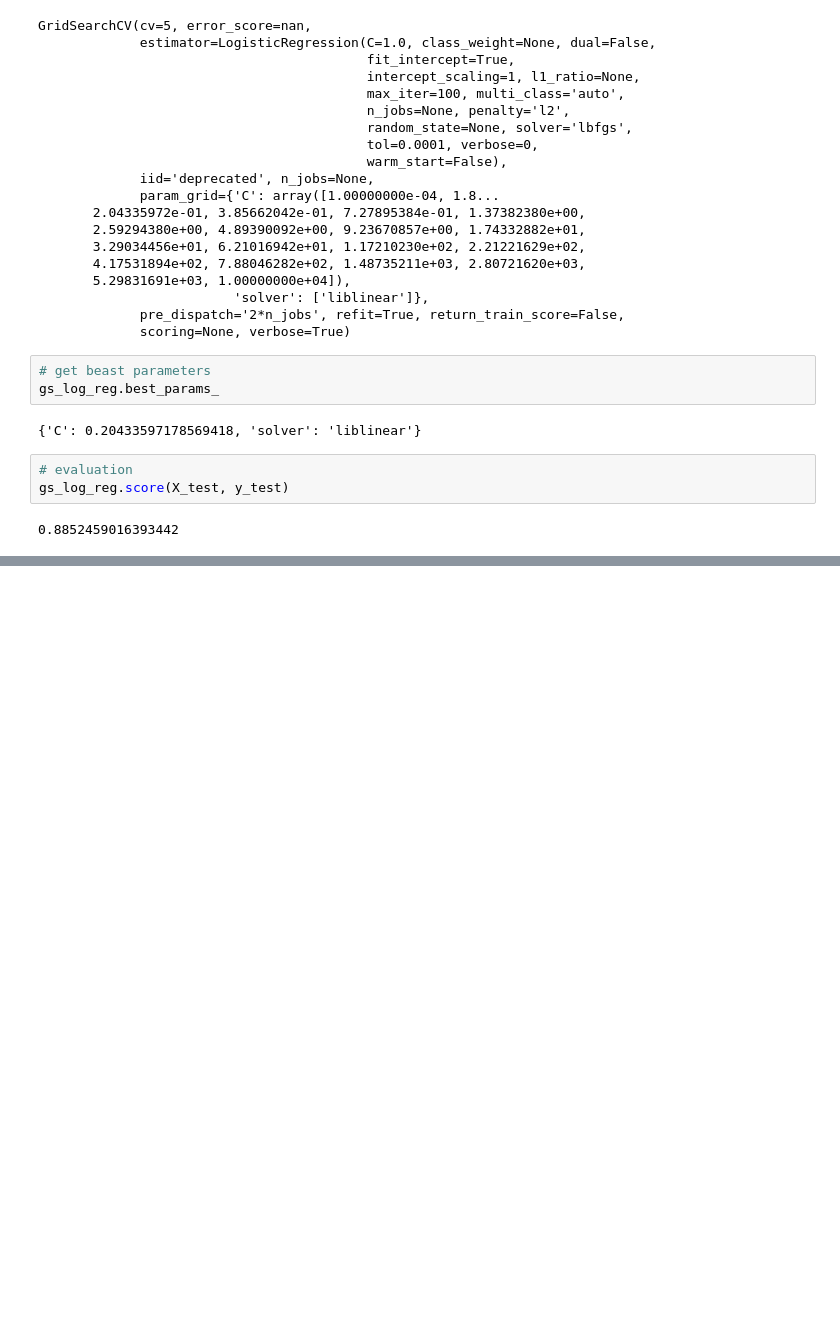
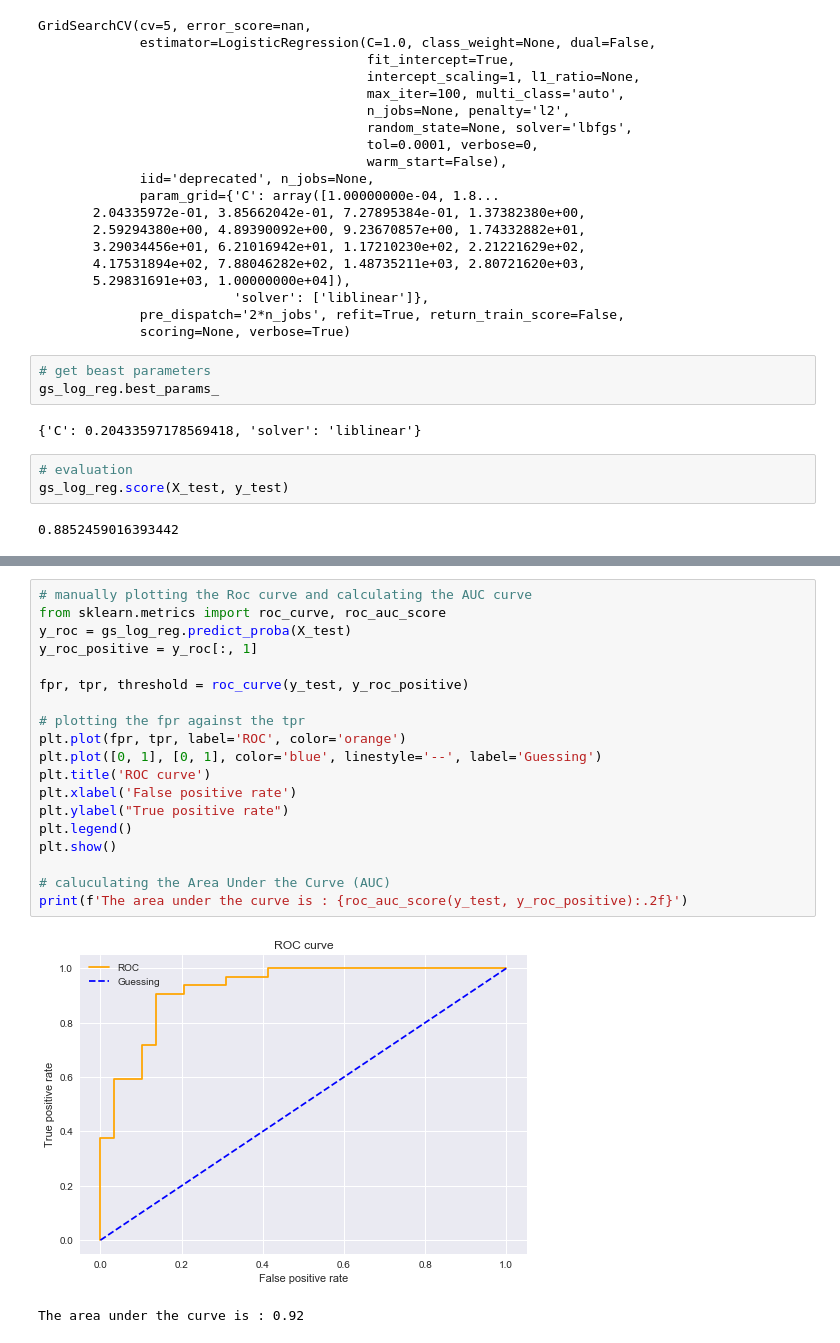
Before and after one commit to wolfdale229/projects, a Jupyter notebook: Milestone project 1 Heart Disease Classification.ipynb, the cells around one changed output, grey strips where cells are left out. Drawn from its saved outputs; the diff is of its cells as text; blank space fills up the shorter version.

```diff
--- a/Milestone project 1 Heart Disease Classification.ipynb
+++ b/Milestone project 1 Heart Disease Classification.ipynb
@@ -648,0 +676,22 @@ gs_log_reg.score(X_test, y_test)
+# %%
+# manually plotting the Roc curve and calculating the AUC curve
+from sklearn.metrics import roc_curve, roc_auc_score
+y_roc = gs_log_reg.predict_proba(X_test)
+y_roc_positive = y_roc[:, 1]
+
+fpr, tpr, threshold = roc_curve(y_test, y_roc_positive)
+
+# plotting the fpr against the tpr
+plt.plot(fpr, tpr, label='ROC', color='orange')
+plt.plot([0, 1], [0, 1], color='blue', linestyle='--', label='Guessing')
+plt.title('ROC curve')
+plt.xlabel('False positive rate')
+plt.ylabel("True positive rate")
+plt.legend()
+plt.show()
+
+# caluculating the Area Under the Curve (AUC)
+print(f'The area under the curve is : {roc_auc_score(y_test, y_roc_positive):.2f}')
+# %% [output]
+[figure, added]
+The area under the curve is : 0.92
```
Also changed, not shown: parts of 27 cells of this notebook.
